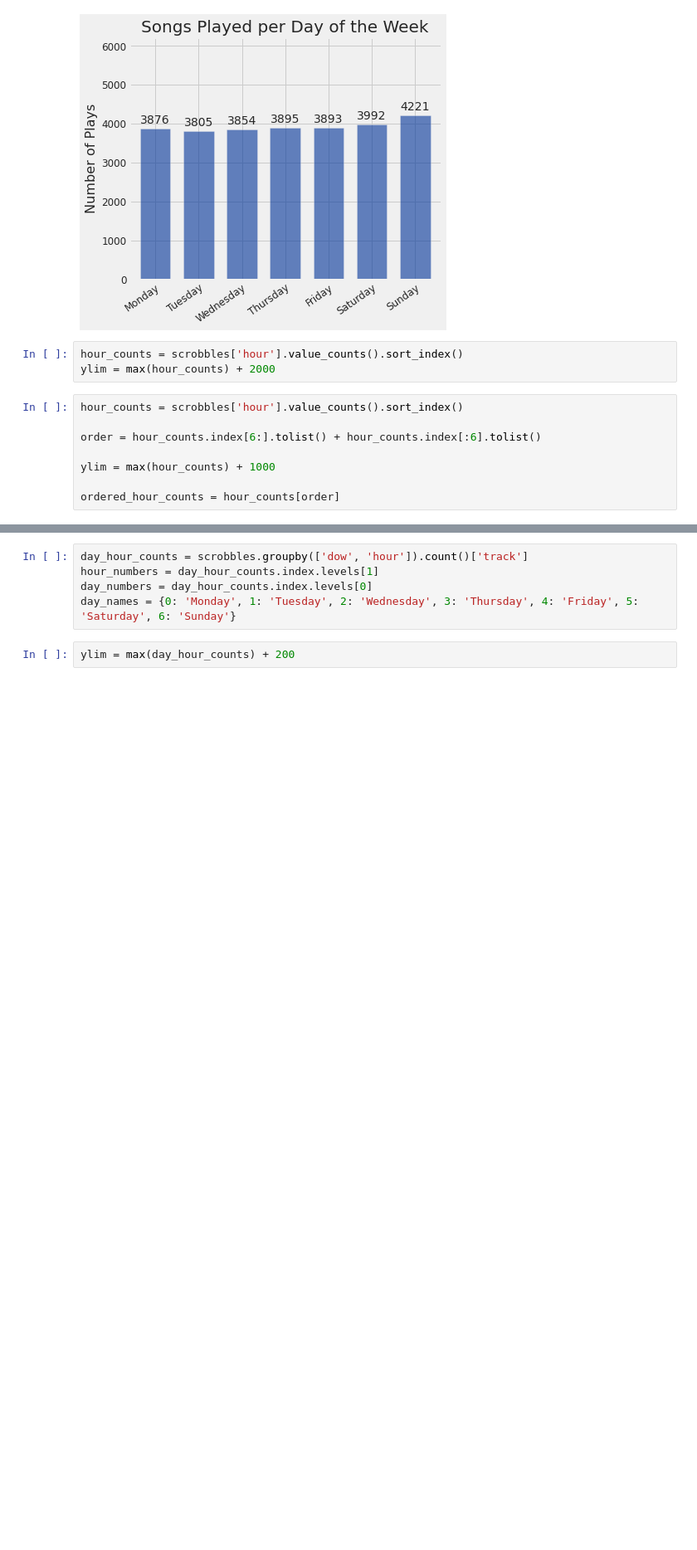
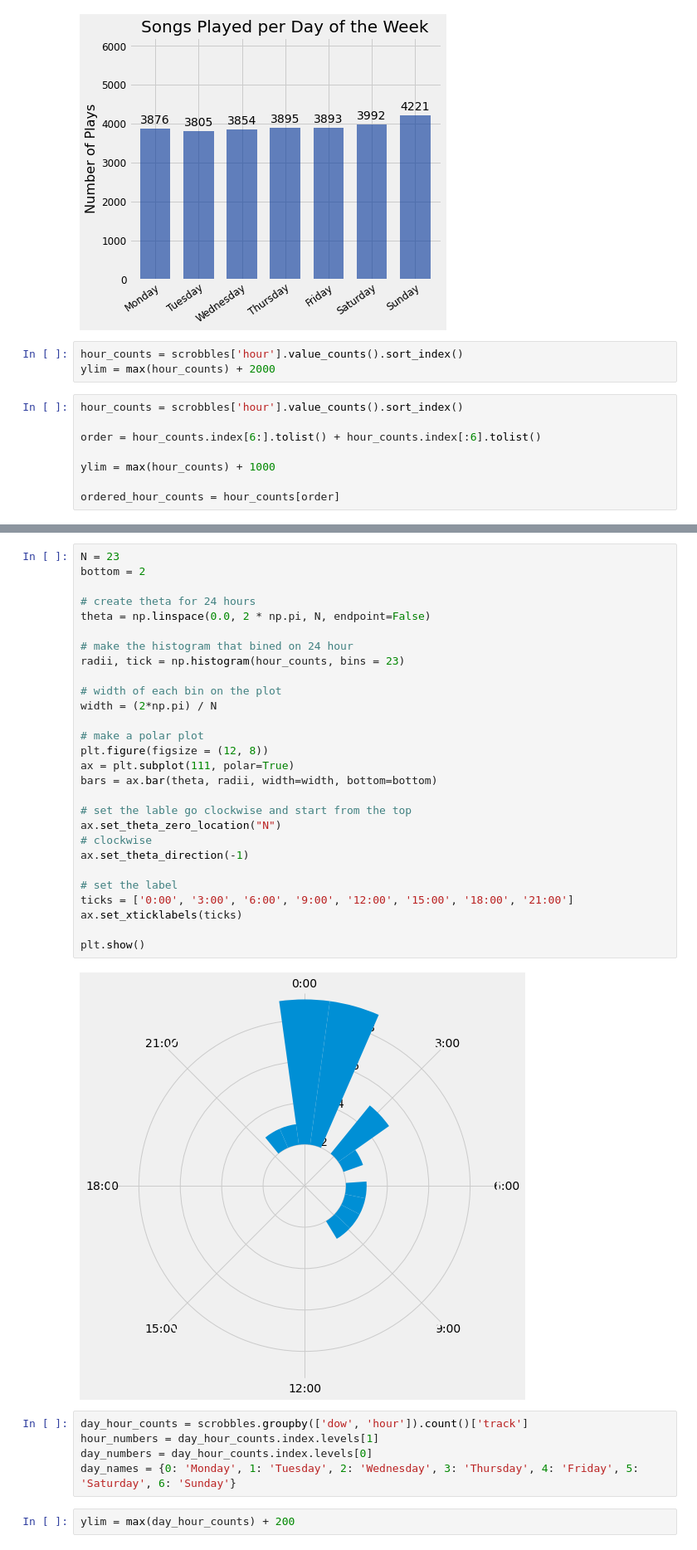
Before and after one commit to SidSaxena/music-analysis, a Jupyter notebook: lastfm/multiuser_analysis.ipynb, the cells around one changed output, grey strips where cells are left out. Shown: that part at 83% size. Cells and saved outputs as stored; diff of their text form; blank space fills up the shorter version.

Commit message:
attempt to plot hours on a clock

```diff
--- a/lastfm/multiuser_analysis.ipynb
+++ b/lastfm/multiuser_analysis.ipynb
@@ -269,3 +278,33 @@ plt.show()
+# %%
+N = 23
+bottom = 2
+
+# create theta for 24 hours
+theta = np.linspace(0.0, 2 * np.pi, N, endpoint=False)
+
+# make the histogram that bined on 24 hour
+radii, tick = np.histogram(hour_counts, bins = 23)
+
+# width of each bin on the plot
+width = (2*np.pi) / N
+
+# make a polar plot
+plt.figure(figsize = (12, 8))
+ax = plt.subplot(111, polar=True)
+bars = ax.bar(theta, radii, width=width, bottom=bottom)
+
+# set the lable go clockwise and start from the top
+ax.set_theta_zero_location("N")
+# clockwise
+ax.set_theta_direction(-1)
+
+# set the label
+ticks = ['0:00', '3:00', '6:00', '9:00', '12:00', '15:00', '18:00', '21:00']
+ax.set_xticklabels(ticks)
+
+plt.show()
+# %% [output]
+[figure, added]
 # %%
 day_hour_counts = scrobbles.groupby(['dow', 'hour']).count()['track']
 hour_numbers = day_hour_counts.index.levels[1]
```
Also changed, not shown: parts of 9 cells of this notebook, 4 other files.
